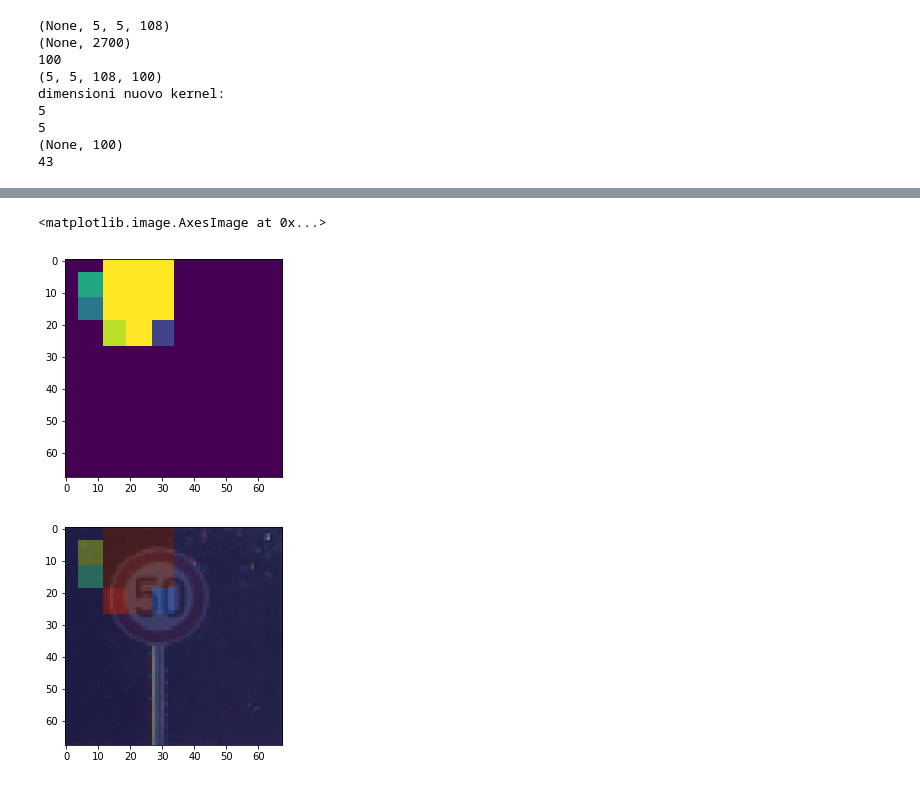
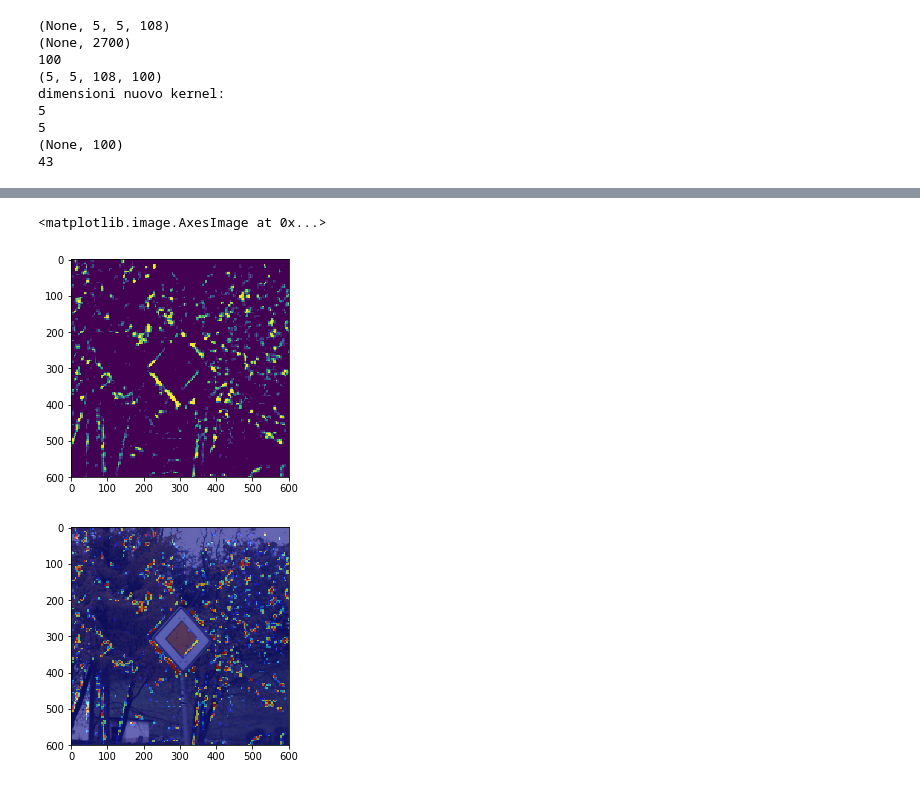
Before and after one commit to cecchilinux/machine_learning, a Jupyter notebook: notebooks/FNC-final_test.ipynb, the cells around one changed output, grey strips where cells are left out. Saved outputs shown, nothing was run; the diff lists cells and outputs as text; code cells hidden in the pictures.

Commit message:
[FCN] esempio di test

```diff
--- a/notebooks/FNC-final_test.ipynb
+++ b/notebooks/FNC-final_test.ipynb
@@ -100,3 +27,26 @@ IMAGE_SIZE_NEW = (176, 176)
+# %%
+################ priority_2
+ll = 12
+
+fname = '/notebooks/images/test_fcn/final/priority_2/priority_126x126_100%.jpg'
+##IMAGE_SIZE_NEW = (126, 126)
+IMAGE_SIZE_NEW = (32, 32)
+
+fname = '/notebooks/images/test_fcn/final/priority_2/priority_176x176_50%.jpg'
+##IMAGE_SIZE_NEW = (176, 176)
+IMAGE_SIZE_NEW = (64, 64)
+
+#fname = '/notebooks/images/test_fcn/final/priority_2/priority_252x252_25%.jpg'
+##IMAGE_SIZE_NEW = (252,252)
+#IMAGE_SIZE_NEW = (128, 128)
+
+#fname = '/notebooks/images/test_fcn/final/priority_2/priority_326x326_15%.jpg'
+##IMAGE_SIZE_NEW = (326, 326)
+#IMAGE_SIZE_NEW = (156, 156)
+
+#fname = '/notebooks/images/test_fcn/final/priority_2/priority_398x398_10%.jpg'
+##IMAGE_SIZE_NEW = (398, 398)
+#IMAGE_SIZE_NEW = (184, 184)
 # %%
 import sys
 import scipy
@@ -352,7 +302,7 @@ plt.imshow(new_matrix)
 #print(new_matrix)
 # %% [output]
 <matplotlib.image.AxesImage at 0x...>
-[figure, old version]
+[figure, new version]
 # %%
 #from collections import Counter
 #count = Counter(original_matrix)
@@ -366,19 +316,19 @@ plt.imshow(new_matrix)
 # %%
 import numpy as np
 import matplotlib.pyplot as plt
 import matplotlib.cm as cm
 
 # Generate some data...
 #gray_data = np.arange(10000).reshape(100, 100)
 
 #masked_data = np.random.random(IMAGE_SIZE_NEW)
 
 masked_data = np.ma.masked_where(new_matrix < -1, new_matrix)
 #masked_data = np.dot(masked_data, 10)
 # Overlay the two images
 fig, ax = plt.subplots()
 ax.imshow(img_original, cmap=cm.gray)
-ax.imshow(masked_data, cmap=cm.jet, alpha=0.3)
+ax.imshow(masked_data, cmap=cm.jet, alpha=0.6)
 plt.show()
 # %% [output]
-[figure, old version]
+[figure, new version]
```
Also changed, not shown: parts of 7 cells of this notebook.
